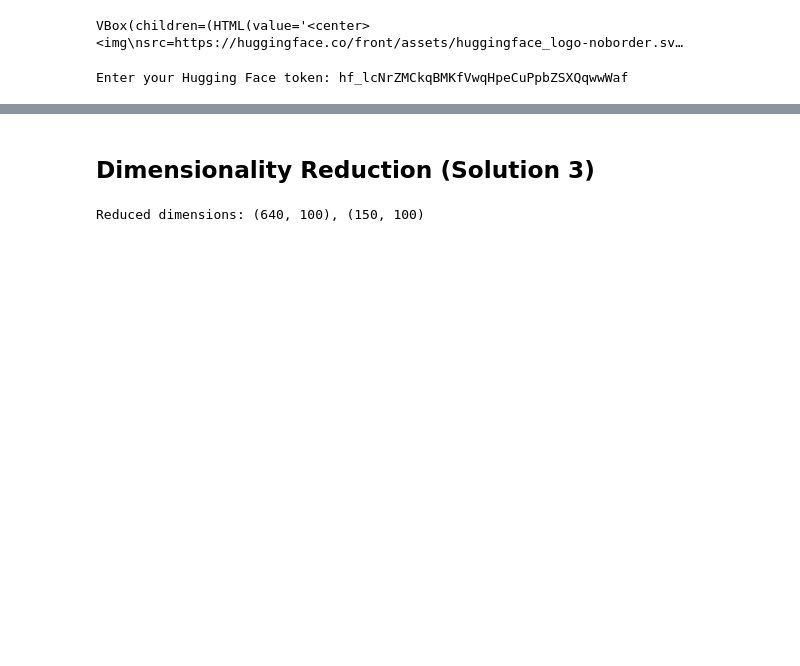
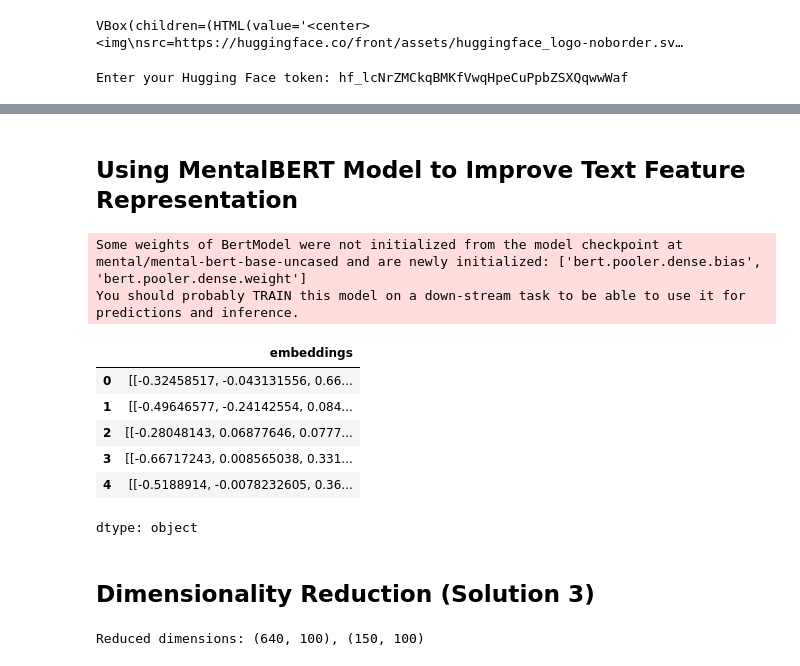
Before and after one commit to samservo09/thesis-svm-tele-triage, a Jupyter notebook: src/mentalBERT/svm-mentalBERT-DA.ipynb, the cells around one changed output, grey strips where cells are left out. Drawn from its saved outputs; the diff is of its cells as text; code cells hidden in the pictures; blank space fills up the shorter version.

```diff
--- a/src/mentalBERT/svm-mentalBERT-DA.ipynb
+++ b/src/mentalBERT/svm-mentalBERT-DA.ipynb
@@ -204 +203,4 @@ Augmented: ["i can't t seem how to lose focus."]
 --------------------
+# %%
+# apply augmentation to the cleaned post
+Corpus['augmented_post'] = Corpus['cleaned_post'].apply(aug.augment)
@@ -205,3 +213,37 @@ Augmented: ["i can't t seem how to lose focus."]
+# %% [markdown]
+## Using MentalBERT Model to Improve Text Feature Representation
+# %%
+import torch
+from transformers import AutoTokenizer, AutoModel
+
+# Load MentalBERT tokenizer and model, providing your Hugging Face token
+tokenizer = AutoTokenizer.from_pretrained("mental/mental-bert-base-uncased", use_auth_token='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') # replace 'YOUR_HUGGINGFACE_TOKEN' with your actual token
+model = AutoModel.from_pretrained("mental/mental-bert-base-uncased", use_auth_token='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') #This line was changed to remove the extra 'N'
+
+# Function to get CLS embeddings from MentalBERT
+def get_mentalbert_embeddings(text):
+    inputs = tokenizer(text, return_tensors="pt", padding=True, truncation=True, max_length=512)
+    with torch.no_grad():
+        outputs = model(**inputs)
+        embeddings = outputs.last_hidden_state[:, 0, :]  # CLS token representation
+    return embeddings.cpu().numpy()
+
+# Apply the function to the corpus
+Corpus['embeddings'] = Corpus['augemented_post'].apply(lambda x: get_mentalbert_embeddings(x))
+# %% [output]
+Some weights of BertModel were not initialized from the model checkpoint at mental/mental-bert-base-uncased and are newly initialized: ['bert.pooler.dense.bias', 'bert.pooler.dense.weight']
+You should probably TRAIN this model on a down-stream task to be able to use it for predictions and inference.
+# %%
+# check the embeddings
+Corpus['embeddings'].head()
+# %% [output]
+|  | embeddings |
+| 0 | [[-0.32458517, -0.043131556, 0.66... |
+| 1 | [[-0.49646577, -0.24142554, 0.084... |
+| 2 | [[-0.28048143, 0.06877646, 0.0777... |
+| 3 | [[-0.66717243, 0.008565038, 0.331... |
+| 4 | [[-0.5188914, -0.0078232605, 0.36... |
+dtype: object
 # %% [markdown]
 ## Dimensionality Reduction (Solution 3)
 # %%
```
Also changed, not shown: parts of 9 cells of this notebook.
